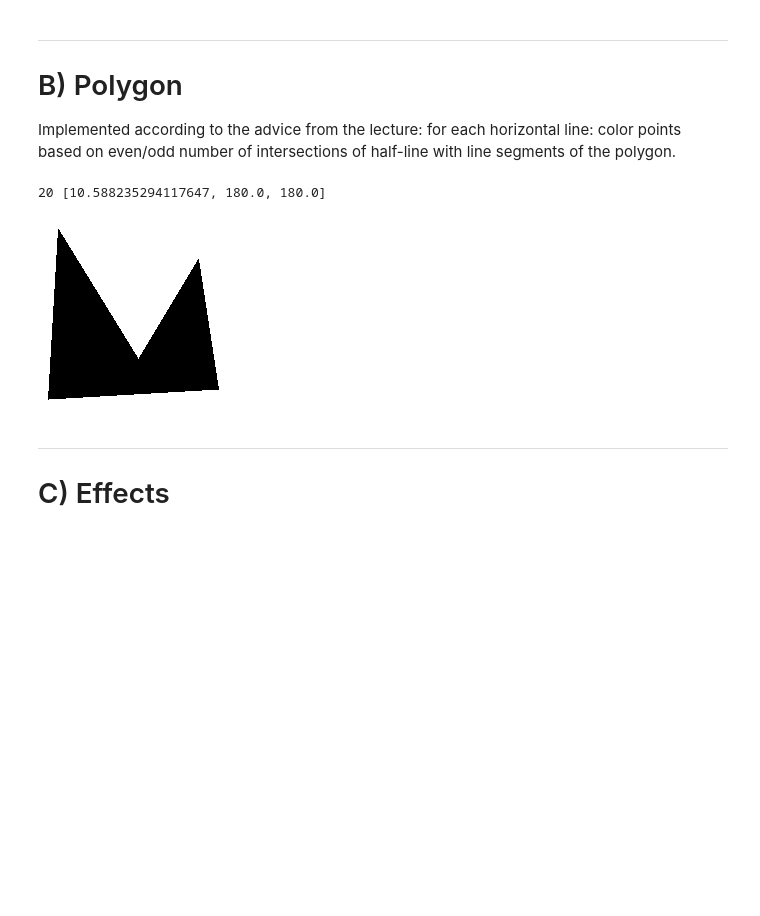
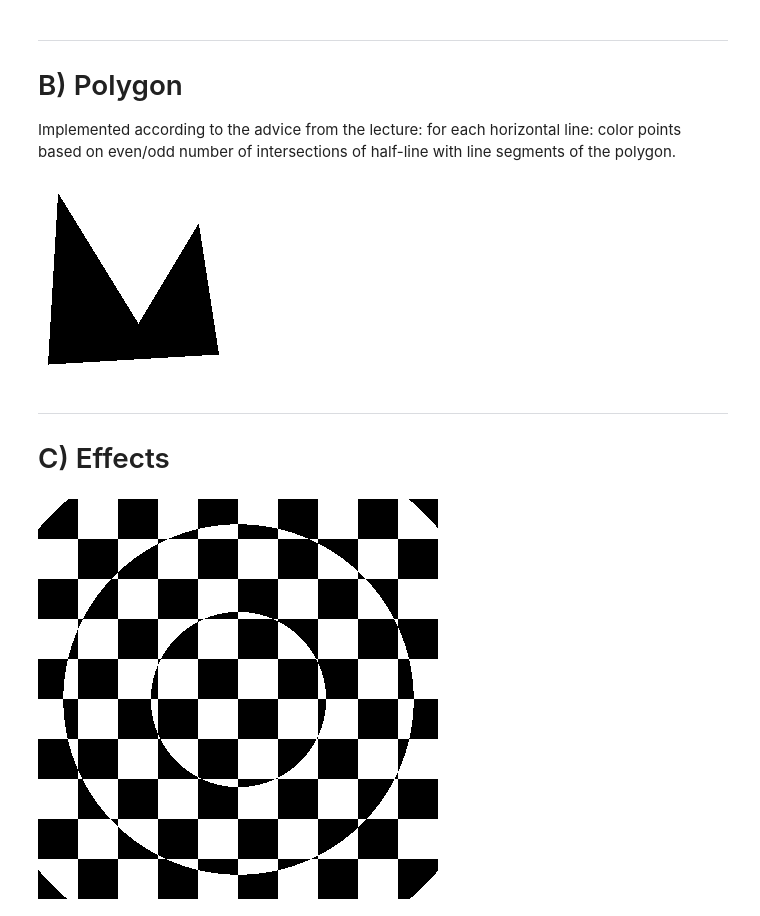
Before and after one commit to effa/iv122, a Jupyter notebook: 04-bitmap-graphics.ipynb, the cells around one changed output. Drawn from its saved outputs; the diff is of its cells as text; code cells hidden in the pictures; blank space fills up the shorter version.

```diff
--- a/04-bitmap-graphics.ipynb
+++ b/04-bitmap-graphics.ipynb
@@ -206,8 +206,6 @@ def polygon(path):
             for segment in segments]
         intersections = [x for x in intersections if x is not None]
         intersections = sorted(intersections)
-        if len(intersections) % 2 != 0:
-            print(y, intersections)
         for i in range(0, len(intersections), 2):
             if i+1 >= len(intersections):
                 break
@@ -221,9 +219,26 @@ def polygon(path):
 path = [(10, 10), (180, 20), (160, 150), (100, 50), (20, 180)]
 polygon(path)
 # %% [output]
-20 [10.588235294117647, 180.0, 180.0]
 [figure]
 # %% [markdown]
 -----
 
 # C) Effects
+# %%
+def chessboard_with_circles(n_squares, n_circles, size=400):
+    mid = size / 2
+    im = Image.new('RGB', (size, size), color='white')
+    square_size = size / n_squares
+    radius = (sqrt(2)-0.1) * size / (2 * n_circles)
+    for ix in range(size):
+        for iy in range(size):
+            col = int(ix / square_size)
+            row = int(iy / square_size)
+            annulus = int(sqrt((ix-mid)**2 + (iy-mid)**2) / radius)
+            if (col + row + annulus) % 2 == 0:
+                im.putpixel((ix, iy), BLACK)
+    return im
+
+chessboard_with_circles(n_squares=10, n_circles=3)
+# %% [output]
+[figure, added]
```
Also changed, not shown: parts of 3 cells of this notebook.
